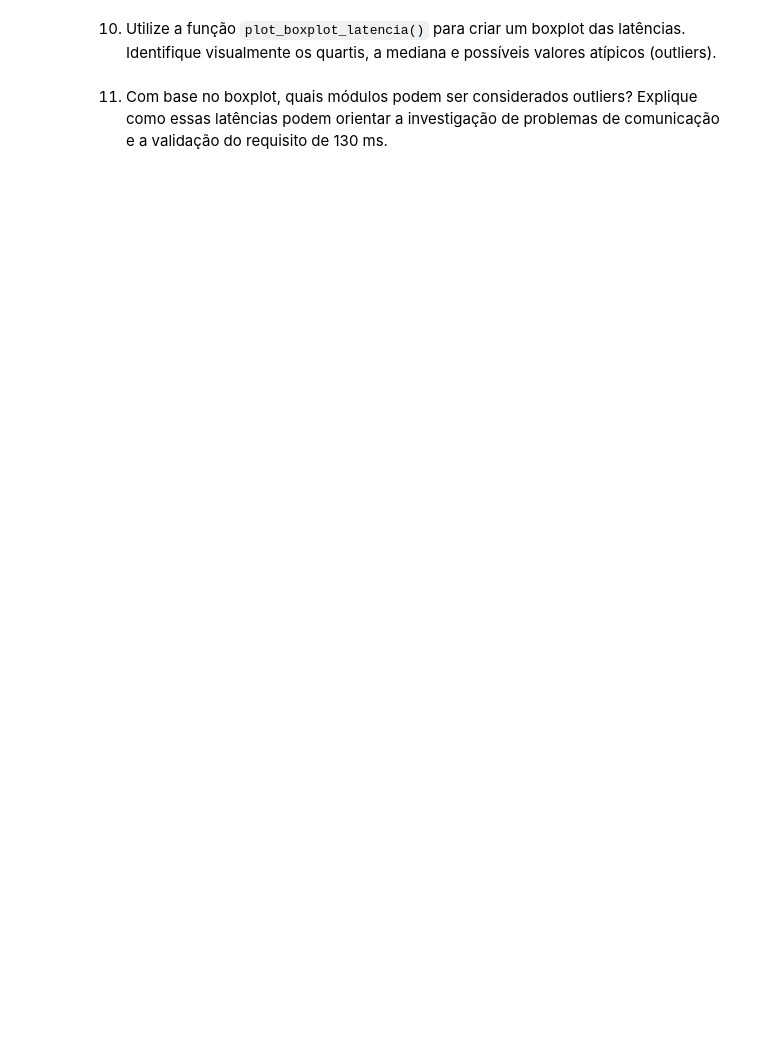
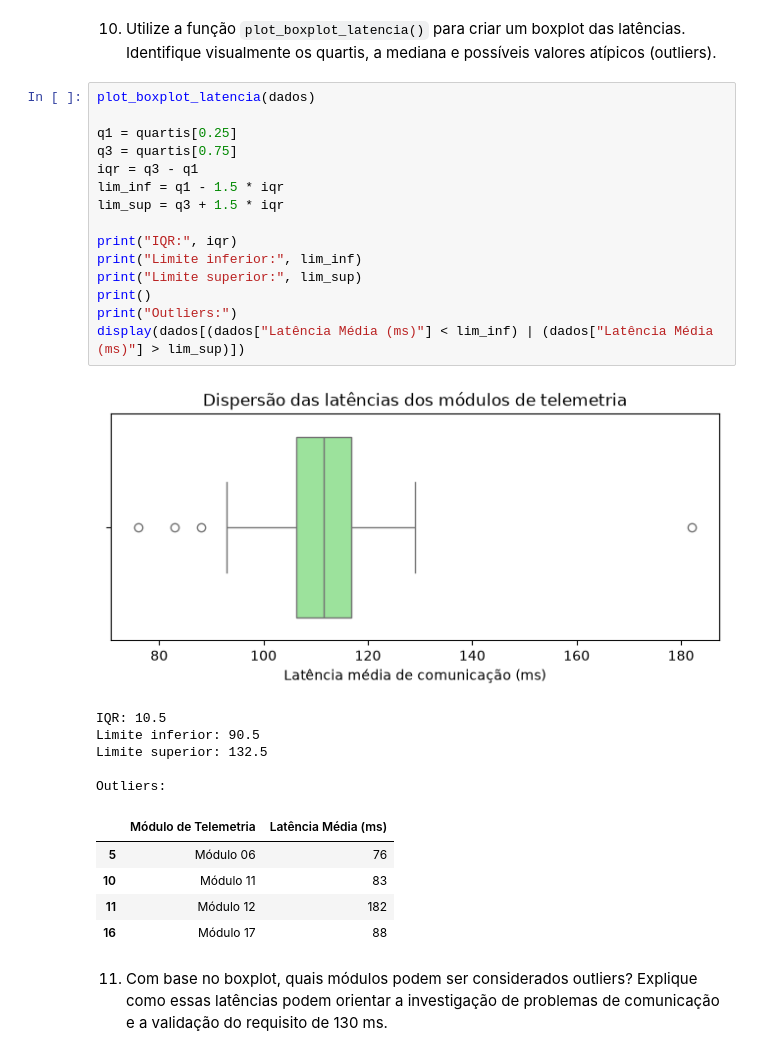
Before and after one commit to caiosemblano/M06-Lab-Estatistica, a Jupyter notebook: AT13 - Medidas de tendencia central e Variabilidade.ipynb, the cells around one changed output. Saved outputs shown, nothing was run; the diff lists cells and outputs as text; blank space fills up the shorter version.

```diff
--- a/AT13 - Medidas de tendencia central e Variabilidade.ipynb
+++ b/AT13 - Medidas de tendencia central e Variabilidade.ipynb
@@ -176,5 +310,32 @@ def plot_boxplot_latencia(dados, coluna='Latência Média (ms)'):
 # %% [markdown]
 10. Utilize a função `plot_boxplot_latencia()` para criar um boxplot das latências. Identifique visualmente os quartis, a mediana e possíveis valores atípicos (outliers).
+# %%
+plot_boxplot_latencia(dados)
+
+q1 = quartis[0.25]
+q3 = quartis[0.75]
+iqr = q3 - q1
+lim_inf = q1 - 1.5 * iqr
+lim_sup = q3 + 1.5 * iqr
+
+print("IQR:", iqr)
+print("Limite inferior:", lim_inf)
+print("Limite superior:", lim_sup)
+print()
+print("Outliers:")
+display(dados[(dados["Latência Média (ms)"] < lim_inf) | (dados["Latência Média (ms)"] > lim_sup)])
+# %% [output]
+[figure, added]
+IQR: 10.5
+Limite inferior: 90.5
+Limite superior: 132.5
+
+Outliers:
+|  | Módulo de Telemetria | Latência Média (ms) |
+| 5 | Módulo 06 | 76 |
+| 10 | Módulo 11 | 83 |
+| 11 | Módulo 12 | 182 |
+| 16 | Módulo 17 | 88 |
 # %% [markdown]
 11. Com base no boxplot, quais módulos podem ser considerados outliers? Explique como essas latências podem orientar a investigação de problemas de comunicação e a validação do requisito de 130 ms.
 # %% [markdown]
```
Also changed, not shown: parts of 15 cells of this notebook, 2 other files.
